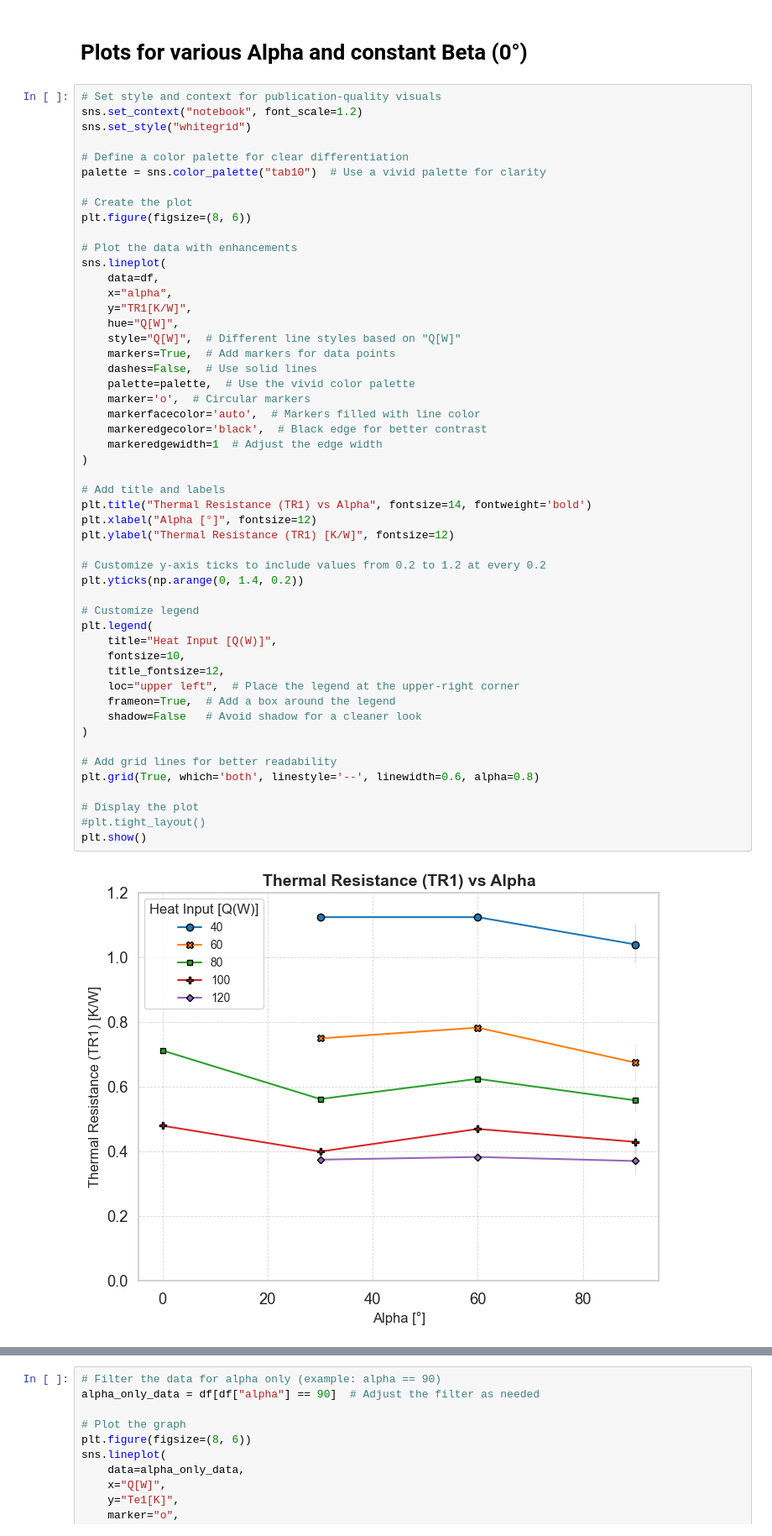
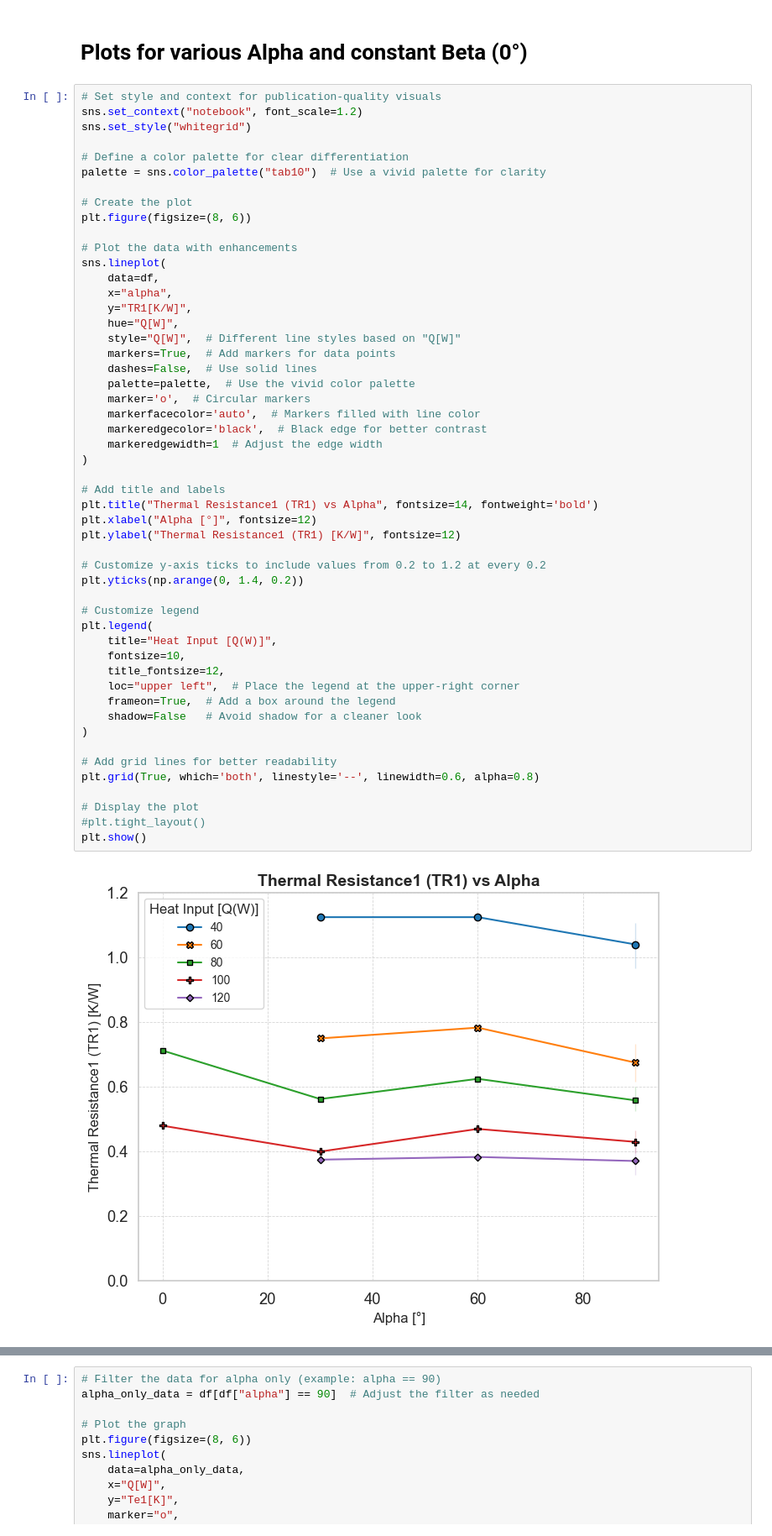
Before and after one commit to kamleshparmar17/Advanced_PulseHeatPipe_krp, a Jupyter notebook: ml/eda/plots_five_steps_method.ipynb, the cells around one changed output, grey strips where cells are left out. Shown at 84% size. Cells and saved outputs as stored; diff of their text form.

Commit message:
plots_five_steps_method is updated -Alpha and Beta

```diff
--- a/ml/eda/plots_five_steps_method.ipynb
+++ b/ml/eda/plots_five_steps_method.ipynb
@@ -40,36 +40,36 @@ sns.lineplot(
     palette=palette,  # Use the vivid color palette
     marker='o',  # Circular markers
     markerfacecolor='auto',  # Markers filled with line color
     markeredgecolor='black',  # Black edge for better contrast
     markeredgewidth=1  # Adjust the edge width
 )
 
 # Add title and labels
-plt.title("Thermal Resistance (TR1) vs Alpha", fontsize=14, fontweight='bold')
+plt.title("Thermal Resistance1 (TR1) vs Alpha", fontsize=14, fontweight='bold')
 plt.xlabel("Alpha [°]", fontsize=12)
-plt.ylabel("Thermal Resistance (TR1) [K/W]", fontsize=12)
+plt.ylabel("Thermal Resistance1 (TR1) [K/W]", fontsize=12)
 
 # Customize y-axis ticks to include values from 0.2 to 1.2 at every 0.2
 plt.yticks(np.arange(0, 1.4, 0.2))
 
 # Customize legend
 plt.legend(
     title="Heat Input [Q(W)]",
     fontsize=10,
     title_fontsize=12,
     loc="upper left",  # Place the legend at the upper-right corner
     frameon=True,  # Add a box around the legend
     shadow=False   # Avoid shadow for a cleaner look
 )
 
 # Add grid lines for better readability
 plt.grid(True, which='both', linestyle='--', linewidth=0.6, alpha=0.8)
 
 # Display the plot
 #plt.tight_layout()
 plt.show()
 # %% [output]
-[figure, old version]
+[figure, new version]
 # %%
 # Set style and context for publication-quality visuals
 sns.set_context("notebook", font_scale=1.2)
```
Also changed, not shown: parts of 6 cells of this notebook, 4 other files.
